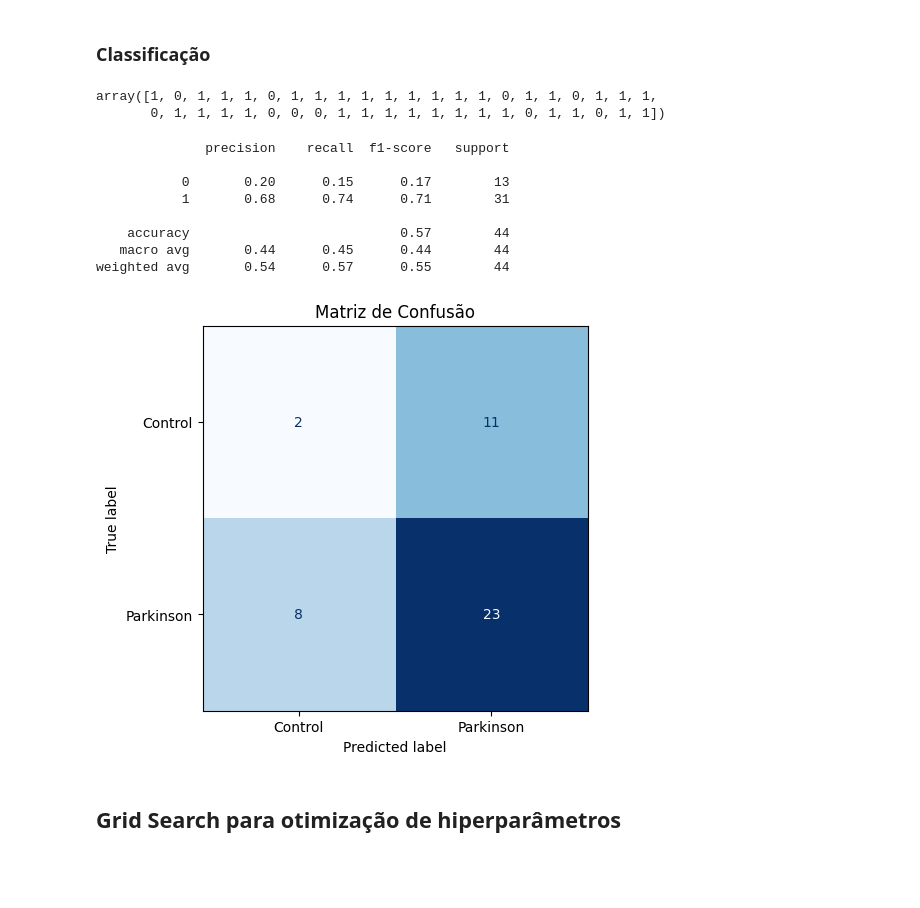
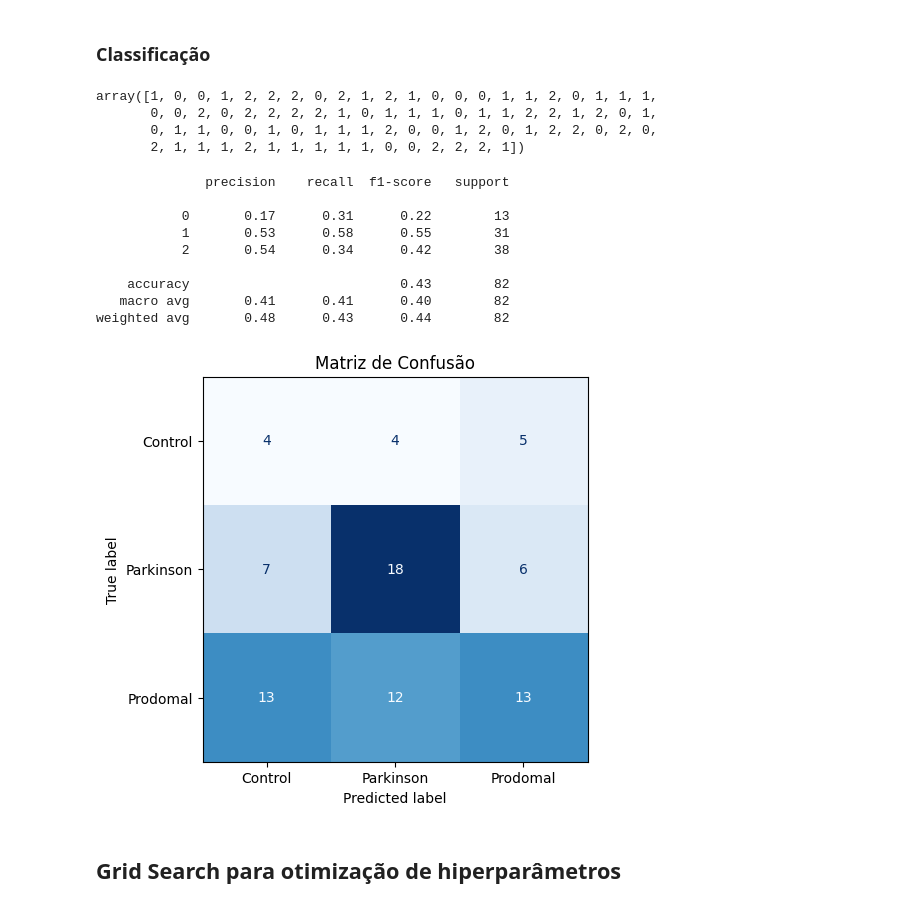
Before and after one commit to TheoRiffel/Parkinson-Diagnosis-Deeplearning, a Jupyter notebook: notebooks/4_laplacian.ipynb, the cells around one changed output. Saved outputs shown, nothing was run; the diff lists cells and outputs as text; code cells hidden in the pictures; blank space fills up the shorter version.

Commit message:
adicionado os dados prodomal

```diff
--- a/notebooks/4_laplacian.ipynb
+++ b/notebooks/4_laplacian.ipynb
@@ -41,6 +41,7 @@ LR = 0.0001
 # lendo os arquivos de dados
 parkinson_data = parkinson.utils.data.batch_read('../data/PDs_columns')
 control_data = parkinson.utils.data.batch_read('../data/Controls_columns')
+prodomal_data =  parkinson.utils.data.batch_read('../data/Prodomals_columns')
 # %% [markdown]
 Checando as colunas que aparecem no dataset Control para Shen_268 e renomeando
 # %%
@@ -56,11 +57,13 @@ Selecionando o Atlas AAL3
 # %%
 control_atlas_data = parkinson.utils.data.select_atlas_columns(control_data, 'AAL3')
 parkinson_atlas_data = parkinson.utils.data.select_atlas_columns(parkinson_data, 'AAL3')
+prodomal_atlas_data = parkinson.utils.data.select_atlas_columns(prodomal_data, 'AAL3')
 # %% [markdown]
 ## Abordagem inicial Pearson + Grafo Esparso utilizando Threshold
 # %%
 parkinson_correlation_matrix = parkinson.utils.correlation.pearson_correlation(parkinson_atlas_data, return_upper_triangular=False)
 control_correlation_matrix = parkinson.utils.correlation.pearson_correlation(control_atlas_data, return_upper_triangular=False)
+prodomal_correlation_matrix = parkinson.utils.correlation.pearson_correlation(prodomal_atlas_data, return_upper_triangular=False)
 # %%
 def get_sparse_adjacency_matrix(correlation_matrix: np.array, threshold: float = 0.01):
     a = correlation_matrix.copy()
@@ -70,8 +73,8 @@ def get_sparse_adjacency_matrix(correlation_matrix: np.array, threshold: float =
     a -= np.eye(N)
     return sp.sparse.csr_matrix(a)
 # %%
-correlation_matrices = parkinson.utils.data.concatenate_data(parkinson_correlation_matrix, control_correlation_matrix)
-y = parkinson.utils.data.concatenate_data([1 for _ in range(len(parkinson_data))], [0 for _ in range(len(control_data))])
+correlation_matrices = parkinson.utils.data.concatenate_data(parkinson_correlation_matrix, control_correlation_matrix, prodomal_correlation_matrix)
+y = parkinson.utils.data.concatenate_data([1 for _ in range(len(parkinson_data))], [0 for _ in range(len(control_data))], [2 for _ in range(len(prodomal_data))])
 correlation_matrices, y = parkinson.utils.data.filter_data(correlation_matrices, y)
 # %%
 connectivity_graphs = [
@@ -106,28 +109,31 @@ X_train, X_test, y_train, y_test = train_test_split(graph_connectivity, y, test_
 # %%
 optimized_params = {'C': 1, 'coef0': 0, 'degree': 1, 'gamma': 'scale', 'kernel': 'poly'}
 
-classifier = SVC(class_weight='balanced', **optimized_params)
+classifier = SVC(class_weight='balanced', **optimized_params, random_state=RDN)
 classifier.fit(X_train, y_train)
 y_pred = classifier.predict(X_test)
 classifier.predict(X_test)
 # %% [output]
-array([1, 0, 1, 1, 1, 0, 1, 1, 1, 1, 1, 1, 1, 1, 1, 0, 1, 1, 0, 1, 1, 1,
-       0, 1, 1, 1, 1, 0, 0, 0, 1, 1, 1, 1, 1, 1, 1, 1, 0, 1, 1, 0, 1, 1])
+array([1, 0, 0, 1, 2, 2, 2, 0, 2, 1, 2, 1, 0, 0, 0, 1, 1, 2, 0, 1, 1, 1,
+       0, 0, 2, 0, 2, 2, 2, 2, 1, 0, 1, 1, 1, 0, 1, 1, 2, 2, 1, 2, 0, 1,
+       0, 1, 1, 0, 0, 1, 0, 1, 1, 1, 2, 0, 0, 1, 2, 0, 1, 2, 2, 0, 2, 0,
+       2, 1, 1, 1, 2, 1, 1, 1, 1, 1, 0, 0, 2, 2, 2, 1])
 # %%
 print(classification_report(y_test, y_pred))
 # %% [output]
               precision    recall  f1-score   support
 
-           0       0.20      0.15      0.17        13
-           1       0.68      0.74      0.71        31
+           0       0.17      0.31      0.22        13
+           1       0.53      0.58      0.55        31
+           2       0.54      0.34      0.42        38
 
-    accuracy                           0.57        44
-   macro avg       0.44      0.45      0.44        44
-weighted avg       0.54      0.57      0.55        44
+    accuracy                           0.43        82
+   macro avg       0.41      0.41      0.40        82
+weighted avg       0.48      0.43      0.44        82
 # %%
-confusion_matrix = parkinson.utils.results.plot_confusion_matrix(y_pred, y_test, class_names=['Control','Parkinson'])
+confusion_matrix = parkinson.utils.results.plot_confusion_matrix(y_pred, y_test, class_names=['Control', 'Parkinson', 'Prodomal'])
 # %% [output]
-[figure, old version]
+[figure, new version]
 # %% [markdown]
 ## Grid Search para otimização de hiperparâmetros
 # %%
```
Also changed, not shown: parts of 20 cells of this notebook.
